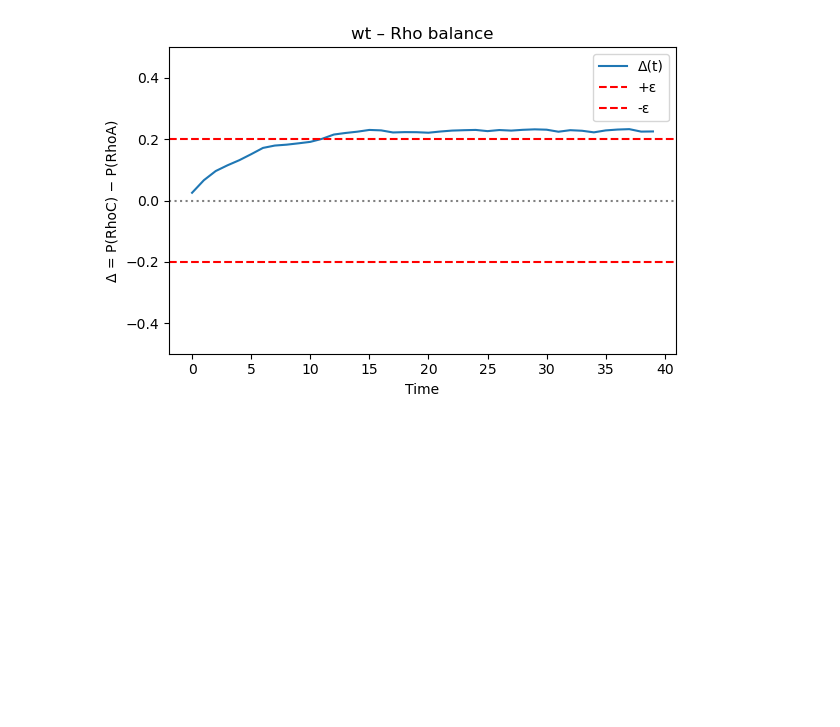
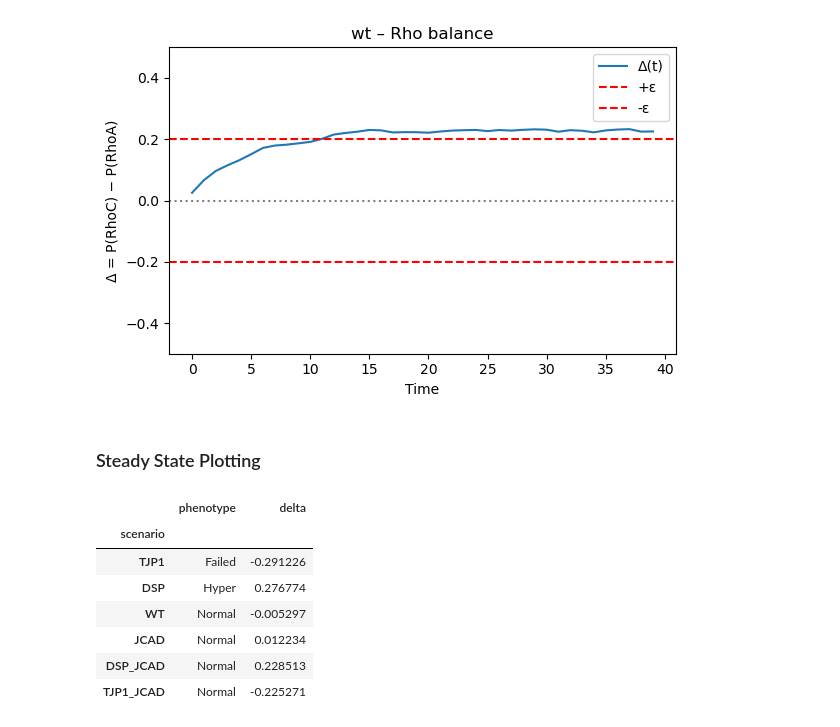
Before and after one commit to emilieyuu/endotehelial-masboss, a Jupyter notebook: notebooks/03_phase2_baseline_validation.ipynb, the cells around one changed output. Saved outputs shown, nothing was run; the diff lists cells and outputs as text; code cells hidden in the pictures; blank space fills up the shorter version.

```diff
--- a/notebooks/03_phase2_baseline_validation.ipynb
+++ b/notebooks/03_phase2_baseline_validation.ipynb
@@ -353,3 +329,5 @@ plot_delta('wt', wt, 0.2)
 # %% [output]
 [figure]
 [figure]
+# %% [markdown]
+### Steady State Plotting
@@ -355,0 +359,35 @@ plot_delta('wt', wt, 0.2)
+# %%
+ss_dict = {}
+for file_path in ss_dir.iterdir():
+    name = file_path.stem.replace("steady_state_", "")
+    df = pd.read_csv(file_path, index_col=[0])
+    ss_dict[name] = df
+
+
+pheno_df = ss_dict['phenotype']
+balance_df = ss_dict['balance']
+pheno_df_long = df.melt(id_vars="scenario",
+                  value_vars=["Failed", "Hyper", "Normal"],
+                  var_name="phenotype",
+                  value_name="value")
+pheno_df_final = pheno_df_long[pheno_df_long["value"] == 1].drop(columns="value").reset_index(drop=True)
+
+merged = pheno_df_final.merge(
+    balance_df[['scenario', 'delta']],
+    on="scenario",
+    how="left"
+)
+merged
+
+merged_2 = merged.set_index('scenario')
+
+merged_2.copy().drop(index=['DSP_TJP1'])
+# %% [output]
+|  | phenotype | delta |
+| scenario |  |  |
+| TJP1 | Failed | -0.291226 |
+| DSP | Hyper | 0.276774 |
+| WT | Normal | -0.005297 |
+| JCAD | Normal | 0.012234 |
+| DSP_JCAD | Normal | 0.228513 |
+| TJP1_JCAD | Normal | -0.225271 |
```
Also changed, not shown: parts of 4 cells of this notebook, 4 other files.
